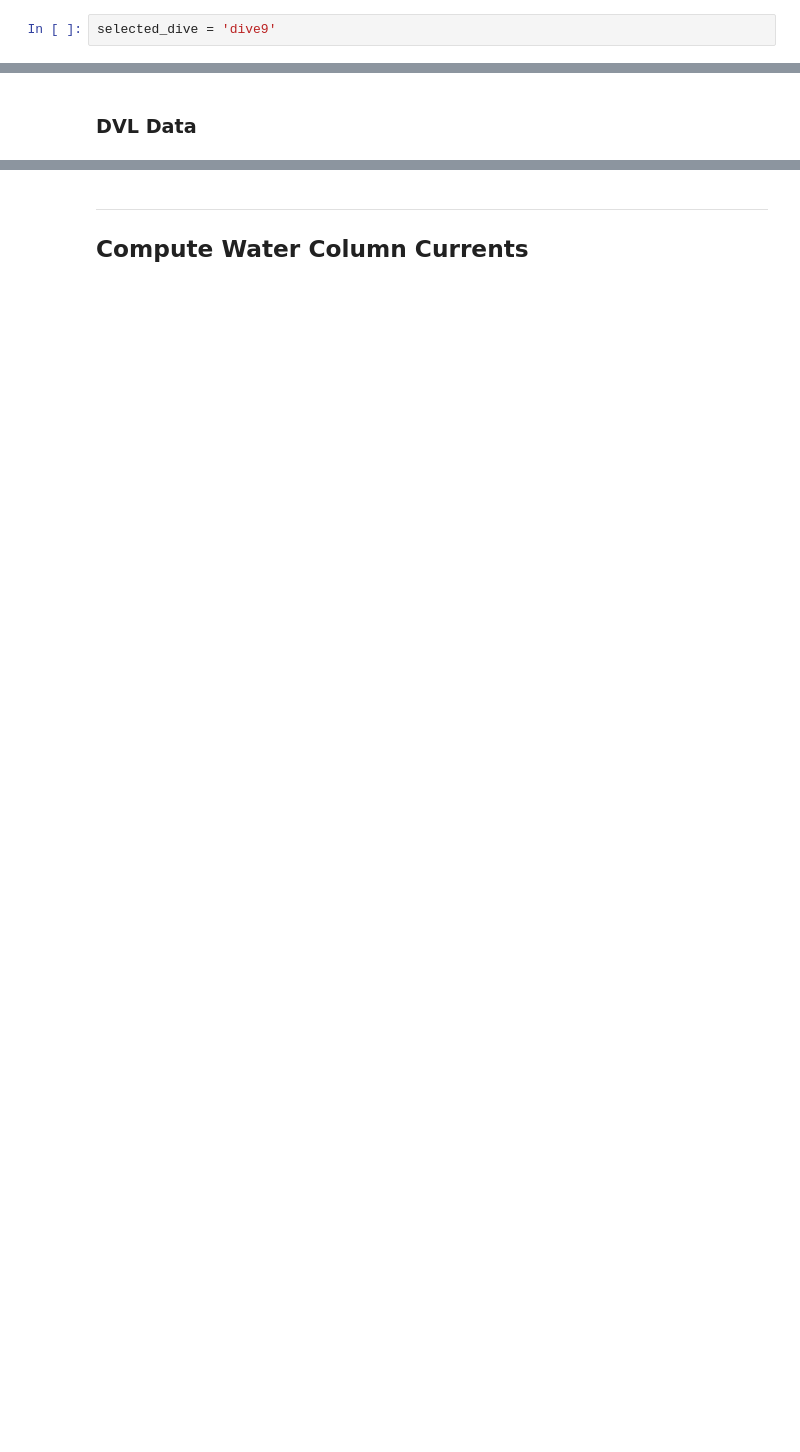
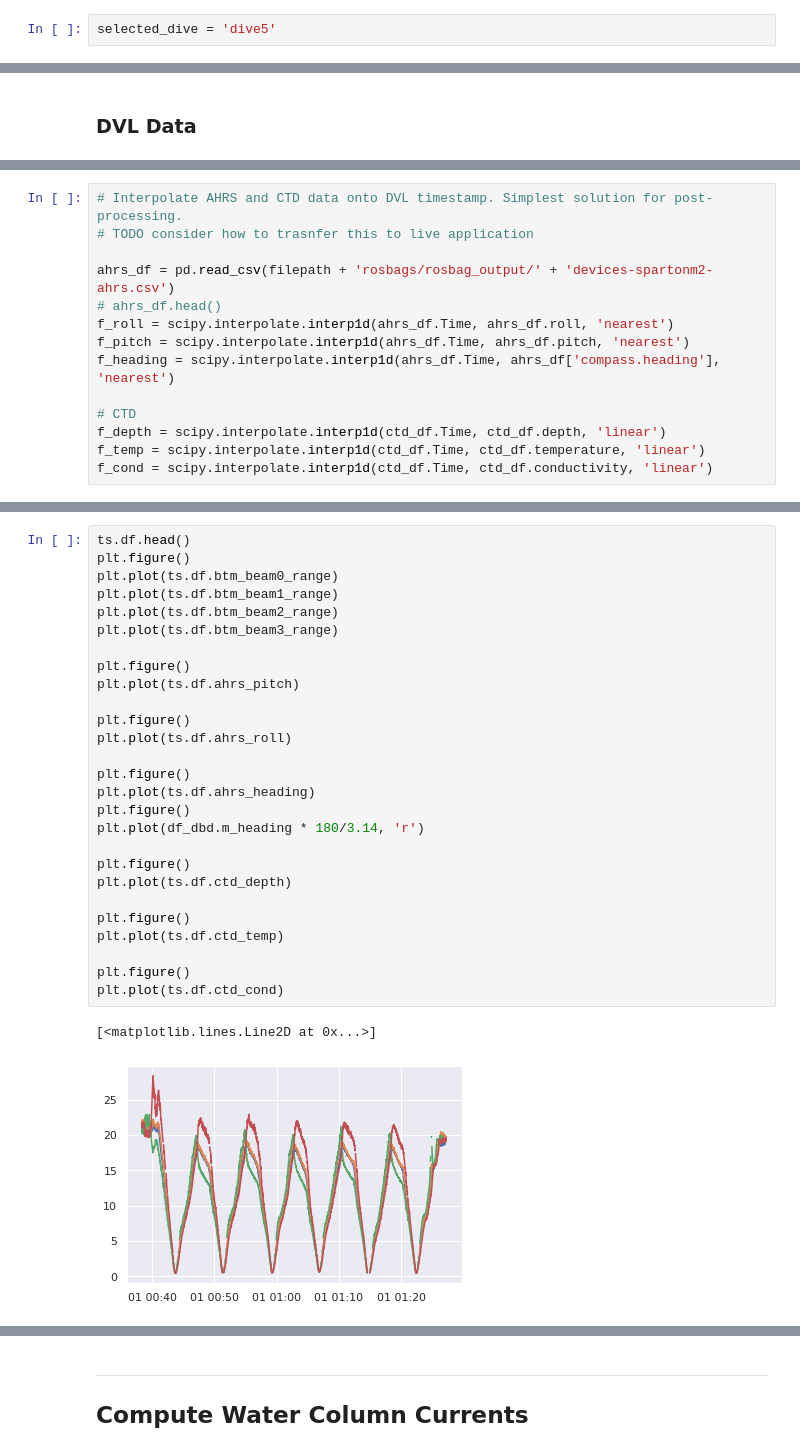
Before and after one commit to gidobot/dvl-nav, a Jupyter notebook: notebook/dvl-navigation-unit770.ipynb, the cells around one changed output, grey strips where cells are left out. Saved outputs shown, nothing was run; the diff lists cells and outputs as text; blank space fills up the shorter version.

```diff
--- a/notebook/dvl-navigation-unit770.ipynb
+++ b/notebook/dvl-navigation-unit770.ipynb
@@ -214,7 +221,7 @@ for key in dive_dic:
 # %% [markdown]
 ### Select Dive
 # %%
-selected_dive = 'dive9'
+selected_dive = 'dive5'
 # %%
 ctd_start = ctd_df.Time[dive_dic[selected_dive][0]]
 ctd_end = ctd_df.Time[dive_dic[selected_dive][1]]
@@ -268,3 +279,17 @@ plt.plot(ctd_end, '+')
+# %%
+# Interpolate AHRS and CTD data onto DVL timestamp. Simplest solution for post-processing.
+# TODO consider how to trasnfer this to live application
+
+ahrs_df = pd.read_csv(filepath + 'rosbags/rosbag_output/' + 'devices-spartonm2-ahrs.csv')
+# ahrs_df.head()
+f_roll = scipy.interpolate.interp1d(ahrs_df.Time, ahrs_df.roll, 'nearest')
+f_pitch = scipy.interpolate.interp1d(ahrs_df.Time, ahrs_df.pitch, 'nearest')
+f_heading = scipy.interpolate.interp1d(ahrs_df.Time, ahrs_df['compass.heading'], 'nearest')
+
+# CTD
+f_depth = scipy.interpolate.interp1d(ctd_df.Time, ctd_df.depth, 'linear')
+f_temp = scipy.interpolate.interp1d(ctd_df.Time, ctd_df.temperature, 'linear')
+f_cond = scipy.interpolate.interp1d(ctd_df.Time, ctd_df.conductivity, 'linear')
 # %%
 reload_modules()
 # Initialize Timseries object
@@ -296,0 +348,30 @@ plt.plot(ts.df.btm_beam2_range)
+# %%
+ts.df.head()
+plt.figure()
+plt.plot(ts.df.btm_beam0_range)
+plt.plot(ts.df.btm_beam1_range)
+plt.plot(ts.df.btm_beam2_range)
+plt.plot(ts.df.btm_beam3_range)
+
+plt.figure()
+plt.plot(ts.df.ahrs_pitch)
+
+plt.figure()
+plt.plot(ts.df.ahrs_roll)
+
+plt.figure()
+plt.plot(ts.df.ahrs_heading)
+plt.figure()
+plt.plot(df_dbd.m_heading * 180/3.14, 'r')
+
+plt.figure()
+plt.plot(ts.df.ctd_depth)
+
+plt.figure()
+plt.plot(ts.df.ctd_temp)
+
+plt.figure()
+plt.plot(ts.df.ctd_cond)
+# %% [output]
+[<matplotlib.lines.Line2D at 0x...>]
+[figure, added]
```
Also changed, not shown: parts of 24 cells of this notebook.
